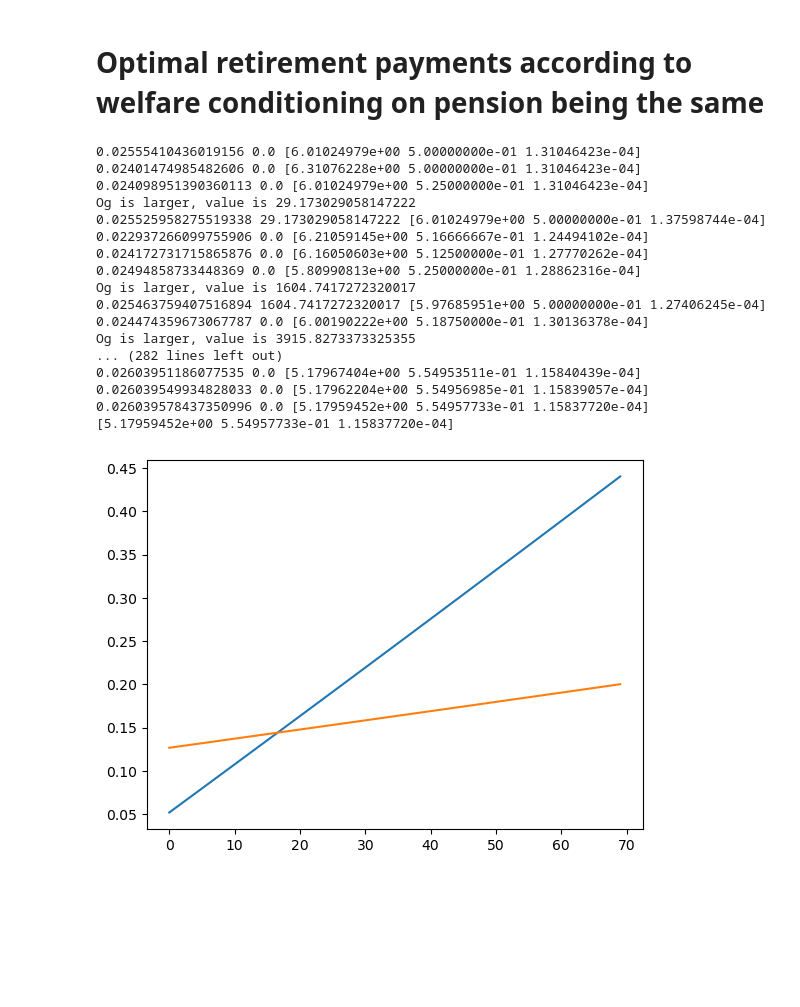
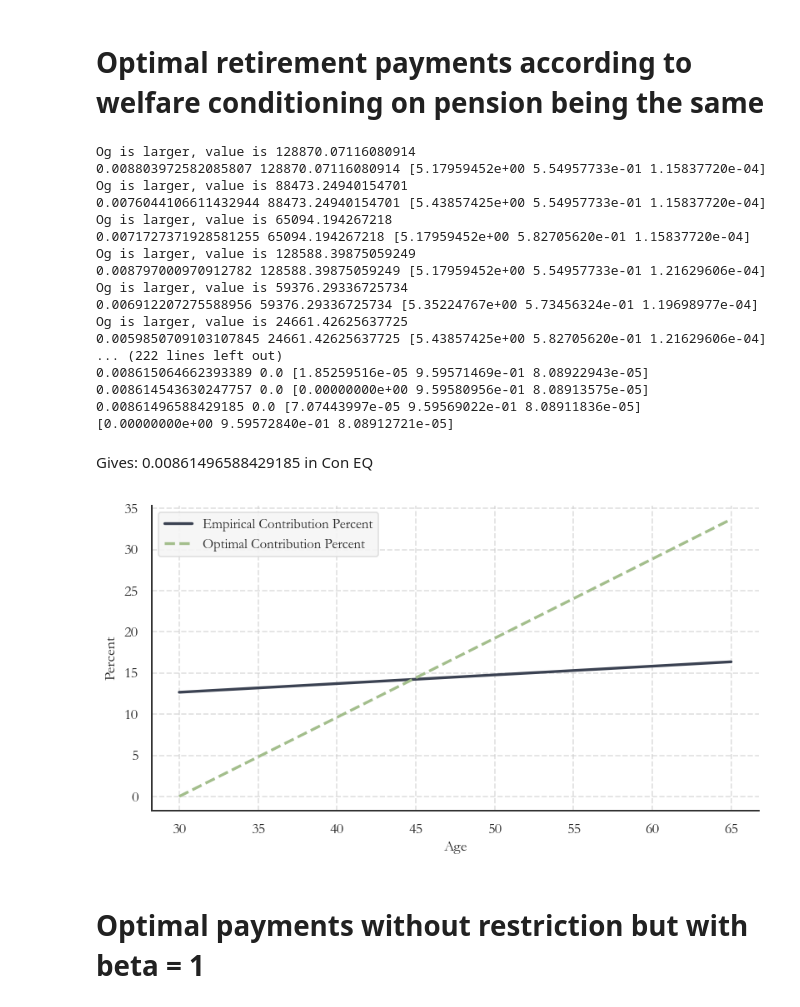
Before and after one commit to math869c/Design_retirement, a Jupyter notebook: optimal_payments.ipynb, the cells around one changed output. Drawn from its saved outputs; the diff is of its cells as text; code cells hidden in the pictures; blank space fills up the shorter version.

```diff
--- a/optimal_payments.ipynb
+++ b/optimal_payments.ipynb
@@ -56,7 +57,7 @@ def objective_func(tau_values, model):
     print(consumption_eq, diff, tau_values)
     return - consumption_eq + diff
 
-tau_values_init = np.array([6.01024979e+00, 5.00000000e-01, 1.31046423e-04])
+tau_values_init = np.array([5.17959452e+00, 5.54957733e-01, 1.15837720e-04])
 
 bounds  = [(0,  30),
            (-1.0,  1.0),
@@ -69,35 +70,20 @@ res = minimize(objective_func, tau_values_init, args=(model, ),
 
 print(res.x)
 # %% [output]
-0.02555410436019156 0.0 [6.01024979e+00 5.00000000e-01 1.31046423e-04]
-0.02401474985482606 0.0 [6.31076228e+00 5.00000000e-01 1.31046423e-04]
-0.024098951390360113 0.0 [6.01024979e+00 5.25000000e-01 1.31046423e-04]
-Og is larger, value is 29.173029058147222
-0.025525958275519338 29.173029058147222 [6.01024979e+00 5.00000000e-01 1.37598744e-04]
-0.022937266099755906 0.0 [6.21059145e+00 5.16666667e-01 1.24494102e-04]
-0.024172731715865876 0.0 [6.16050603e+00 5.12500000e-01 1.27770262e-04]
-0.02494858733448369 0.0 [5.80990813e+00 5.25000000e-01 1.28862316e-04]
-Og is larger, value is 1604.7417272320017
-0.025463759407516894 1604.7417272320017 [5.97685951e+00 5.00000000e-01 1.27406245e-04]
-0.024474359673067787 0.0 [6.00190222e+00 5.18750000e-01 1.30136378e-04]
-Og is larger, value is 3915.8273373325355
-... (282 lines left out)
-0.02603951186077535 0.0 [5.17967404e+00 5.54953511e-01 1.15840439e-04]
-0.026039549934828033 0.0 [5.17962204e+00 5.54956985e-01 1.15839057e-04]
-0.026039578437350996 0.0 [5.17959452e+00 5.54957733e-01 1.15837720e-04]
-[5.17959452e+00 5.54957733e-01 1.15837720e-04]
+Og is larger, value is 128870.07116080914
+0.008803972582085807 128870.07116080914 [5.17959452e+00 5.54957733e-01 1.15837720e-04]
+Og is larger, value is 88473.24940154701
+0.0076044106611432944 88473.24940154701 [5.43857425e+00 5.54957733e-01 1.15837720e-04]
+Og is larger, value is 65094.194267218
+0.0071727371928581255 65094.194267218 [5.17959452e+00 5.82705620e-01 1.15837720e-04]
+Og is larger, value is 128588.39875059249
+0.008797000970912782 128588.39875059249 [5.17959452e+00 5.54957733e-01 1.21629606e-04]
+Og is larger, value is 59376.29336725734
+0.006912207275588956 59376.29336725734 [5.35224767e+00 5.73456324e-01 1.19698977e-04]
+Og is larger, value is 24661.42625637725
+0.0059850709103107845 24661.42625637725 [5.43857425e+00 5.82705620e-01 1.21629606e-04]
+... (222 lines left out)
+0.008615064662393389 0.0 [1.85259516e-05 9.59571469e-01 8.08922943e-05]
+0.008614543630247757 0.0 [0.00000000e+00 9.59580956e-01 8.08913575e-05]
+0.00861496588429185 0.0 [7.07443997e-05 9.59569022e-01 8.08911836e-05]
+[0.00000000e+00 9.59572840e-01 8.08912721e-05]
-# %%
-# constant, beta1, beta2 = np.array([ 1.46922503e+01, -2.31206543e-02,  6.27520107e-04]) # Current optimal giving 0.0065521344388923845 consumption eq.
-# constant, beta1, beta2 = np.array([0.12660593088229844, 0.0010516612509233273, 2.0202759701588496e-7]) * 100
-constant, beta1, beta2 = np.array([5.17959452e+00, 5.54957733e-01, 1.15837720e-04])
-
-
-time = np.arange(par.T)
-
-tau = np.maximum((constant + beta1*time + beta2*time**2) / 100, 0)
-
-plt.plot(tau)
-plt.plot(par.tau)
-plt.show()
-# %% [output]
-[figure, removed]
@@ -108,0 +90,9 @@ og_model, new_model =  make_new_model(model, theta, theta_names, do_print = Fals
+# %% [markdown]
+Gives: 0.00861496588429185 in Con EQ
+# %%
+constant, beta1, beta2 = np.array([0.00000000e+00, 9.59572840e-01, 8.08912721e-05])
+plot_tau_vs_policy(constant, beta1, beta2, par, title="", save_title="opimal_contribution.png")
+# %% [output]
+[figure, added]
+# %% [markdown]
+# Optimal payments without restriction but with beta = 1
```
Also changed, not shown: parts of 4 cells of this notebook, 10 other files.
